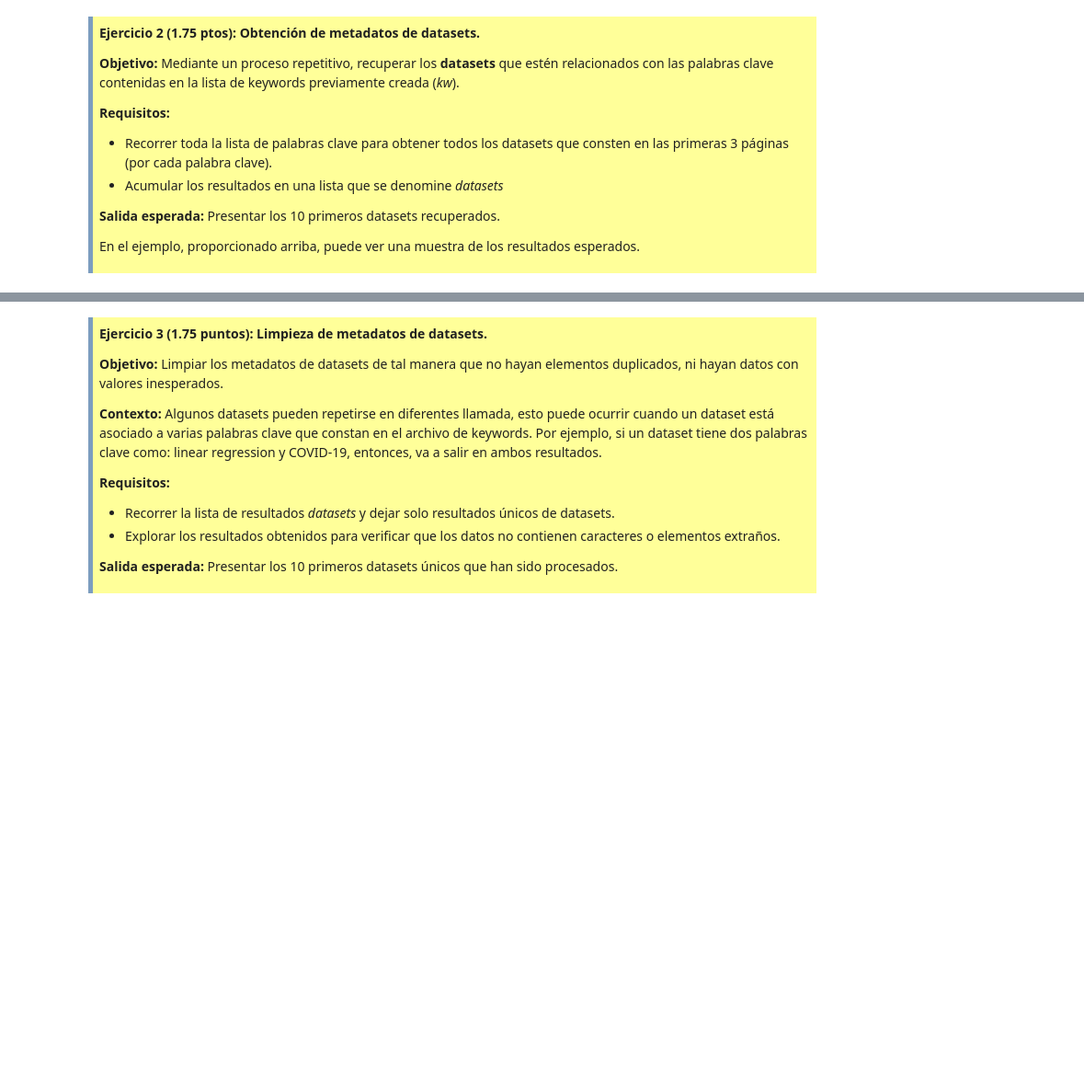
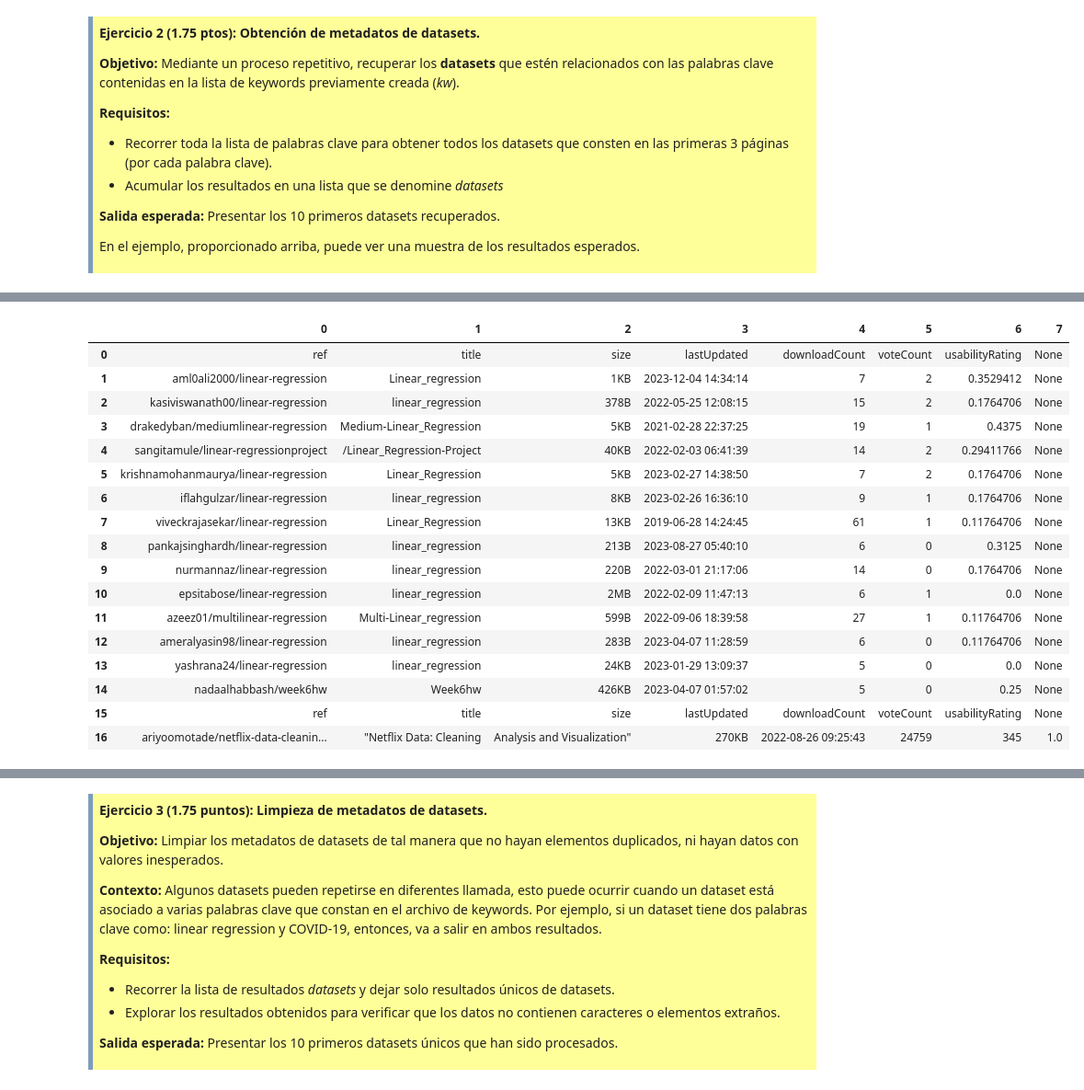
Before and after one commit to SantiagoMendietaCarrion/Lab1_APIS, a Jupyter notebook: Lab1_API_Mendieta_Santiago.ipynb, the cells around one changed output, grey strips where cells are left out. Shown at 92% size. Saved outputs shown, nothing was run; the diff lists cells and outputs as text; code cells hidden in the pictures; blank space fills up the shorter version.

Commit message:
Cambio

```diff
--- a/Lab1_API_Mendieta_Santiago.ipynb
+++ b/Lab1_API_Mendieta_Santiago.ipynb
@@ -106,7 +106,7 @@ rango=range(0,nfilas)   #Rango desde cero hasta el numero de filas (0 a 8).
 kw=[]                   #Lista vacia para almacenar los palabras keywords con guiones.
 
 for fila in rango:                                       #Ciclo for para recorrer todas las filas del dataframe kwDF.
-    palabra=kwDF.loc[fila]["keyword"].replace(' ','-')   #Se reemplaza el espacio de cada keyword por un signo '-'.
+    palabra=kwDF.loc[fila]["keyword"].replace(' ','_')   #Se reemplaza el espacio de cada keyword por un signo '_'.
     kw.append(palabra)                                   #Se añaden los keywords a la lista kw.
-print(kw)                                                #Se imprimie la lista kw para verificar los cambios.
+print(kw)                                                #Se imprime la lista kw para verificar los cambios.
 # %% [output]
@@ -138,11 +138,13 @@ A partir del ejemplo planteado, desarrolle los ejercicios que continuan.
 # %%
 # Ejemplo de uso de la API:
 
-# Llamada para obtener metadatos de datasets de un tema en particular y de una página específica.
 # Extracción de datasets:
-tema = "regression"  # toma el primer término o palabra que se cargó desde el csv
+tema = kw[0]  # toma el primer término o palabra que se cargó desde el csv
 page = 1  # obtener los datos de la primera página, se puede cambiar iterativamente este valor para recuperar más resultados
-results = !kaggle datasets list -s $tema --csv -p $page
-results[:5] # Presentar los 5 primeros resutados
+
+#Llamada para obtener metadatos de datasets de un tema en particular y de una página específica.
+lista = !kaggle datasets list -s $tema --csv -p $page
+results=[l for l in lista if len(l)]       #Se filtran los resultados para que no se incluyan en la lista elementos vacios.
+results[:5]                                # Presentar los 5 primeros resutados en forma de lista
 # %% [output]
 ['ref,title,size,lastUpdated,downloadCount,voteCount,usabilityRating',
@@ -173,0 +189,17 @@ En el ejemplo, proporcionado arriba, puede ver una muestra de los resultados esp
+# %%
+######################
+# SOLUCIÓN
+######################
+
+# Extracción de datasets:
+datasets=[]                     #Lista vacía para guardar todos los datasets
+rango2=range(1,4)               #Rango para el numero de paginas: 1,2 y 3.
+for fila in rango:                                 #Ciclo repetitivo para recorrer todas las keywords de la lista kw
+    for pagina in rango2:                          #Ciclo repetitivo para recorrer las paginas
+        tema = kw[fila]                            #Se toma cada keyword y se le asigna a la variable tema
+        page = pagina                              #Cada pagina se asigna a la variable page
+        #Llamada para obtener metadatos de datasets de un tema y de una página específica. Los resultados se guardan en una lista.
+        lista = !kaggle datasets list -s $tema --csv -p $page
+        results=[l for l in lista if len(l) and l!='No datasets found']  #Se filtran los resultados para que no se incluyan elementos vacios.
+        datasets.extend(results)                   #Los resultados de cada iteración se acumulan en la lista llamada datasets
+datasets[:20]                                      #Se presentan los primeros 10 resutados de la lista datasets
@@ -173,0 +258,29 @@ En el ejemplo, proporcionado arriba, puede ver una muestra de los resultados esp
+# %%
+# Pasos para mostrar los 10 primeros resultados de la lista datasets en un DataFrame
+datasets2=[]            #Nueva lista vacía
+dim=len(datasets)       #Numero de elementos de la lista datasets
+r3=range(0,dim-290)         #Rango para la iteracion
+for j in r3:                                #Ciclo repetitivo para recorrer toda la lista datasets
+    datasets_split=datasets[j].split(',')   #Se separan los elementos de cada posicion de la lista datasets
+    datasets2.append(datasets_split)        #Se añade cada lista de elementos separados en la lista datasets2
+datasets_DF=pd.DataFrame(datasets2)         #Se transforma en dataframe la lista datasets2 (lista de listas)
+datasets_DF                            #Se muestran los primeros 10 resultados
+# %% [output]
+|  | 0 | 1 | 2 | 3 | 4 | 5 | 6 | 7 |
+| 0 | ref | title | size | lastUpdated | downloadCount | voteCount | usabilityRating | None |
+| 1 | aml0ali2000/linear-regression | Linear_regression | 1KB | 2023-12-04 14:34:14 | 7 | 2 | 0.3529412 | None |
+| 2 | kasiviswanath00/linear-regression | linear_regression | 378B | 2022-05-25 12:08:15 | 15 | 2 | 0.1764706 | None |
+| 3 | drakedyban/mediumlinear-regression | Medium-Linear_Regression | 5KB | 2021-02-28 22:37:25 | 19 | 1 | 0.4375 | None |
+| 4 | sangitamule/linear-regressionproject | /Linear_Regression-Project | 40KB | 2022-02-03 06:41:39 | 14 | 2 | 0.29411766 | None |
+| 5 | krishnamohanmaurya/linear-regression | Linear_Regression | 5KB | 2023-02-27 14:38:50 | 7 | 2 | 0.1764706 | None |
+| 6 | iflahgulzar/linear-regression | linear_regression | 8KB | 2023-02-26 16:36:10 | 9 | 1 | 0.1764706 | None |
+| 7 | viveckrajasekar/linear-regression | Linear_Regression | 13KB | 2019-06-28 14:24:45 | 61 | 1 | 0.11764706 | None |
+| 8 | pankajsinghardh/linear-regression | linear_regression | 213B | 2023-08-27 05:40:10 | 6 | 0 | 0.3125 | None |
+| 9 | nurmannaz/linear-regression | linear_regression | 220B | 2022-03-01 21:17:06 | 14 | 0 | 0.1764706 | None |
+| 10 | epsitabose/linear-regression | linear_regression | 2MB | 2022-02-09 11:47:13 | 6 | 1 | 0.0 | None |
+| 11 | azeez01/multilinear-regression | Multi-Linear_regression | 599B | 2022-09-06 18:39:58 | 27 | 1 | 0.11764706 | None |
+| 12 | ameralyasin98/linear-regression | linear_regression | 283B | 2023-04-07 11:28:59 | 6 | 0 | 0.11764706 | None |
+| 13 | yashrana24/linear-regression | linear_regression | 24KB | 2023-01-29 13:09:37 | 5 | 0 | 0.0 | None |
+| 14 | nadaalhabbash/week6hw | Week6hw | 426KB | 2023-04-07 01:57:02 | 5 | 0 | 0.25 | None |
+| 15 | ref | title | size | lastUpdated | downloadCount | voteCount | usabilityRating | None |
+| 16 | ariyoomotade/netflix-data-cleanin... | "Netflix Data: Cleaning | Analysis and Visualization" | 270KB | 2022-08-26 09:25:43 | 24759 | 345 | 1.0 |
```
Also changed, not shown: parts of 10 cells of this notebook.
